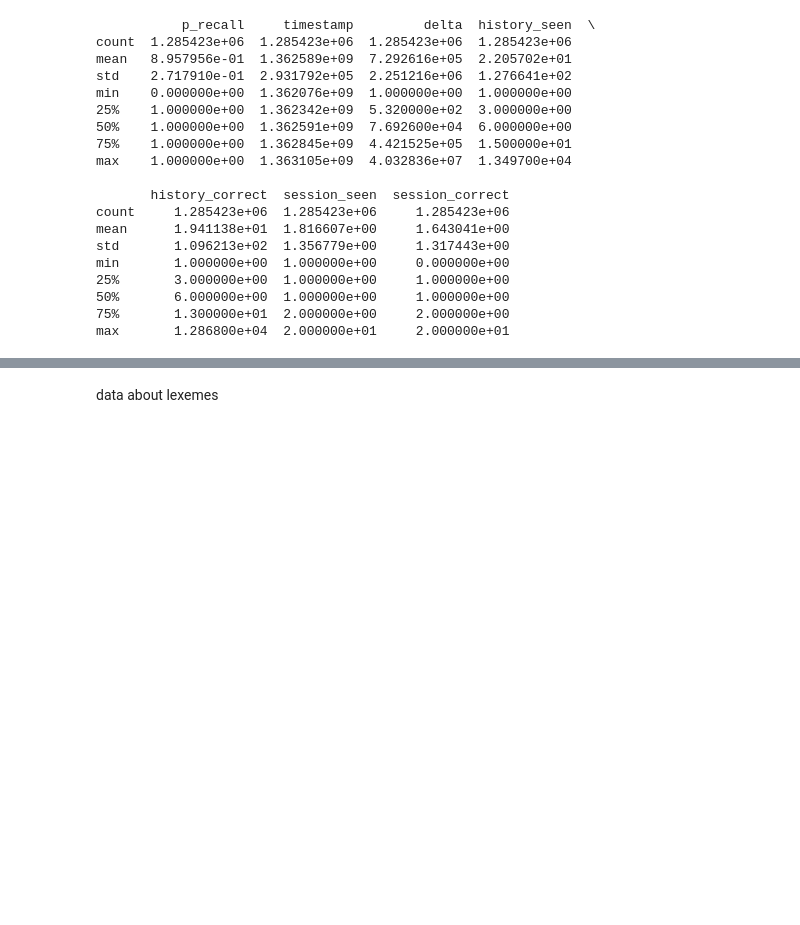
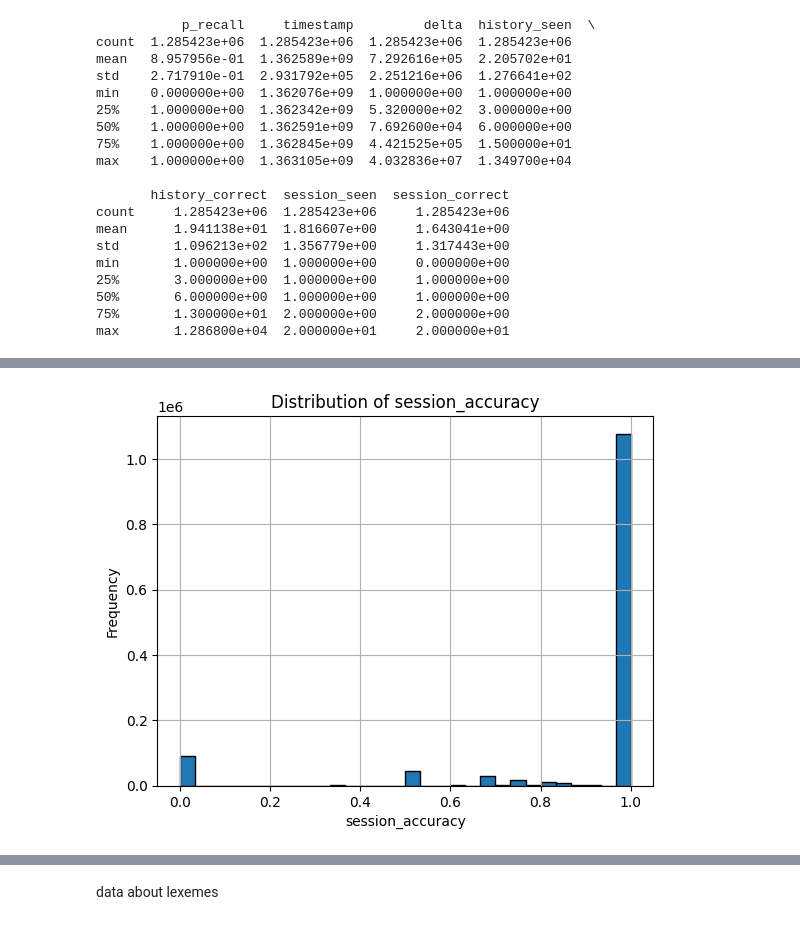
Before and after one commit to haram082/Duolingo_Spaced_Repetition_Models, a Jupyter notebook: model.ipynb, the cells around one changed output, grey strips where cells are left out. Drawn from its saved outputs; the diff is of its cells as text; code cells hidden in the pictures; blank space fills up the shorter version.

```diff
--- a/model.ipynb
+++ b/model.ipynb
@@ -91,0 +97,11 @@ max       1.286800e+04  2.000000e+01     2.000000e+01
+# %%
+sample_df['session_accuracy'] = sample_df['session_correct'] / sample_df['session_seen']
+sample_df.to_csv('sample.csv', index=False)
+
+sample_df['session_accuracy'].hist(bins=30, edgecolor='black')
+plt.title('Distribution of session_accuracy')
+plt.xlabel('session_accuracy')
+plt.ylabel('Frequency')
+plt.show()
+# %% [output]
+[figure, added]
```
Also changed, not shown: parts of 24 cells of this notebook.
